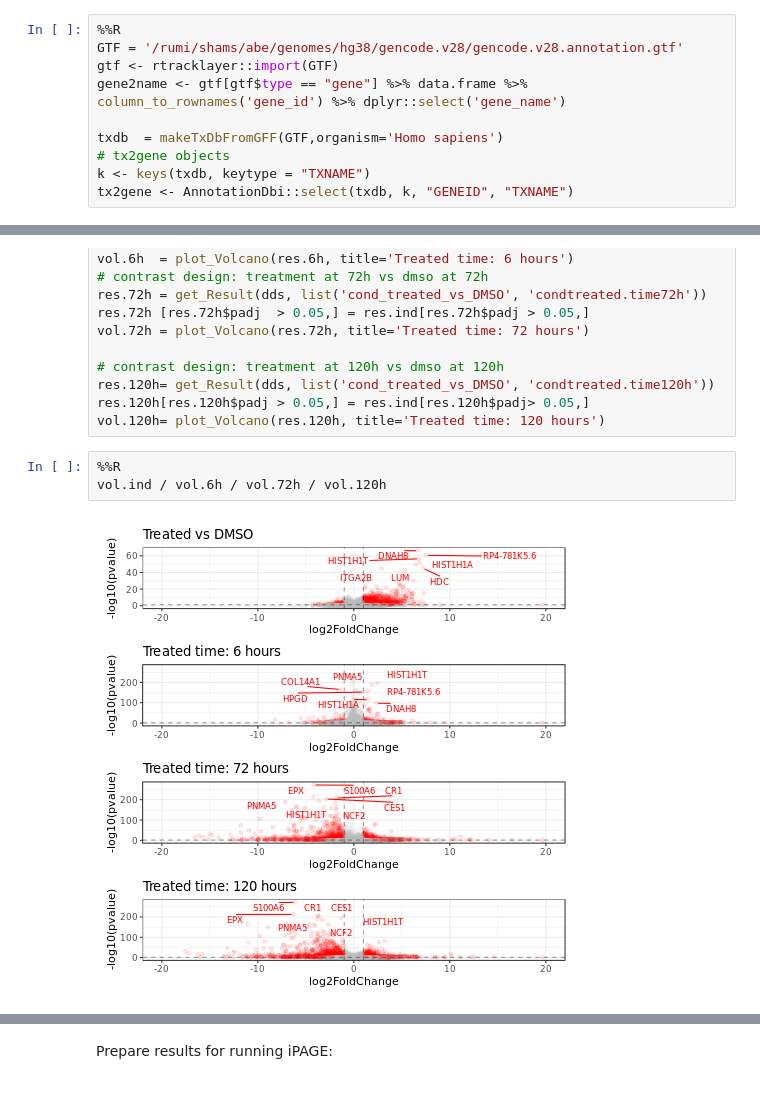
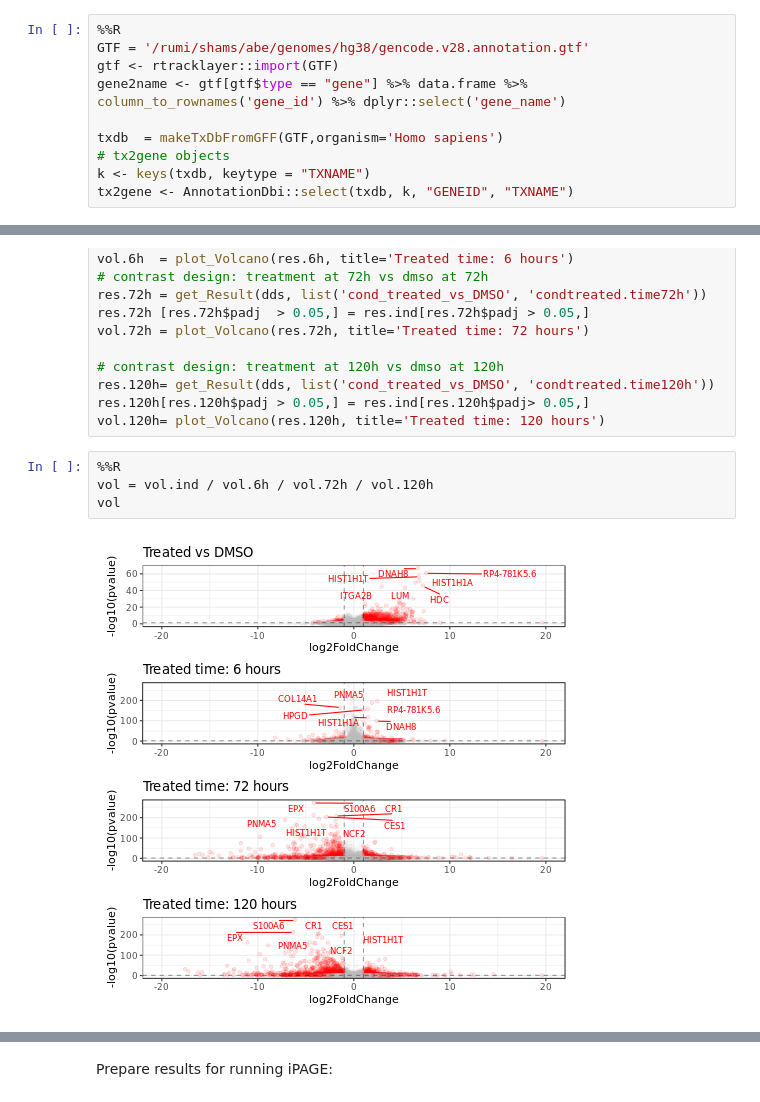
Before and after one commit to goodarzilab/Abe, a Jupyter notebook: People/Gilbertlab/Decitabine_treatment/time_RNA-seq/rna-seq.ipynb, the cells around one changed output, grey strips where cells are left out. Drawn from its saved outputs; the diff is of its cells as text.

```diff
--- a/People/Gilbertlab/Decitabine_treatment/time_RNA-seq/rna-seq.ipynb
+++ b/People/Gilbertlab/Decitabine_treatment/time_RNA-seq/rna-seq.ipynb
@@ -52,7 +52,7 @@ plot_Save <- function (p, name_it){
 Load annotations
 # %%
 %%R
-GTF = '/rumi/shams/abe/genomes/hg38/gencode.v28/gencode.v28.annotation.gtf'
+GTF = '/rumi/shams/abe/genomes/hg38/gencode.v28.annotation.gtf'
 gtf <- rtracklayer::import(GTF)
 gene2name <- gtf[gtf$type == "gene"] %>% data.frame %>% column_to_rownames('gene_id') %>% dplyr::select('gene_name')
 
@@ -372,6 +398,7 @@ res.120h[res.120h$padj > 0.05,] = res.ind[res.120h$padj> 0.05,]
 vol.120h= plot_Volcano(res.120h, title='Treated time: 120 hours')
 # %%
 %%R
-vol.ind / vol.6h / vol.72h / vol.120h
+vol = vol.ind / vol.6h / vol.72h / vol.120h
+vol
 # %% [output]
-[figure, old version]
+[figure, new version]
```
Also changed, not shown: parts of 19 cells of this notebook, 23 other files.
